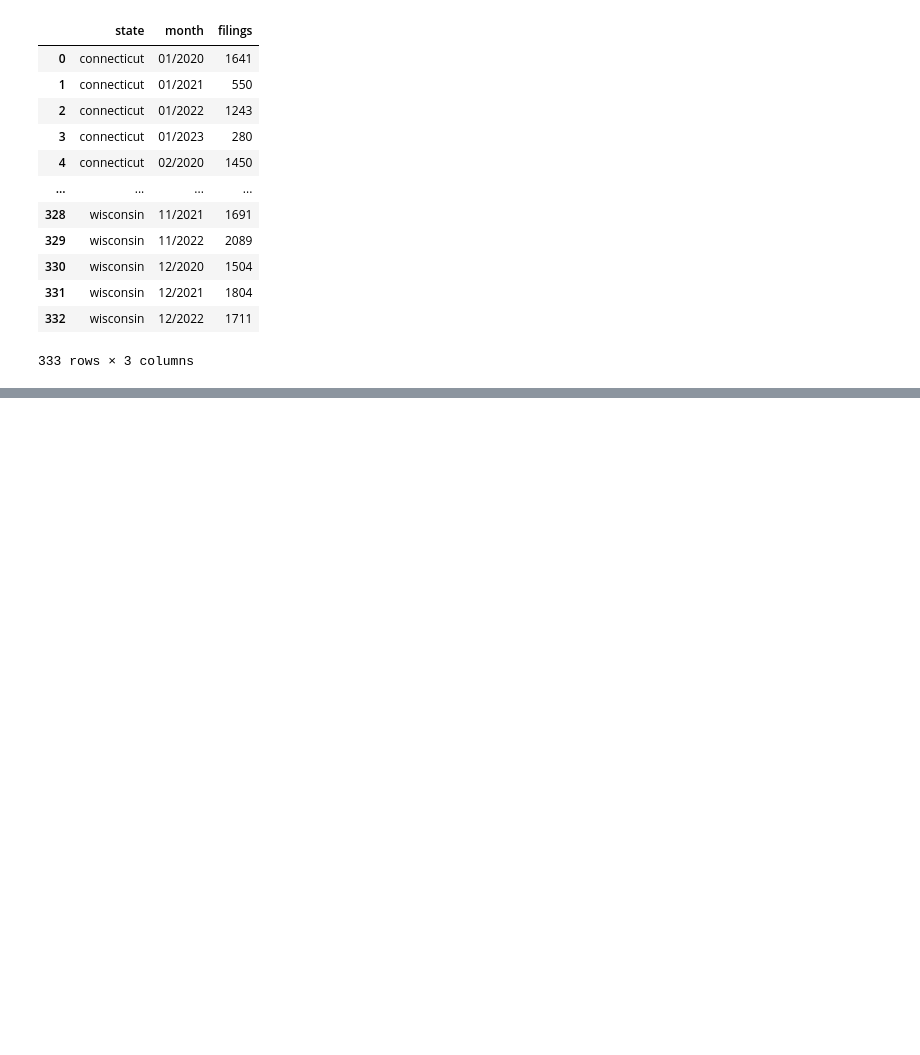
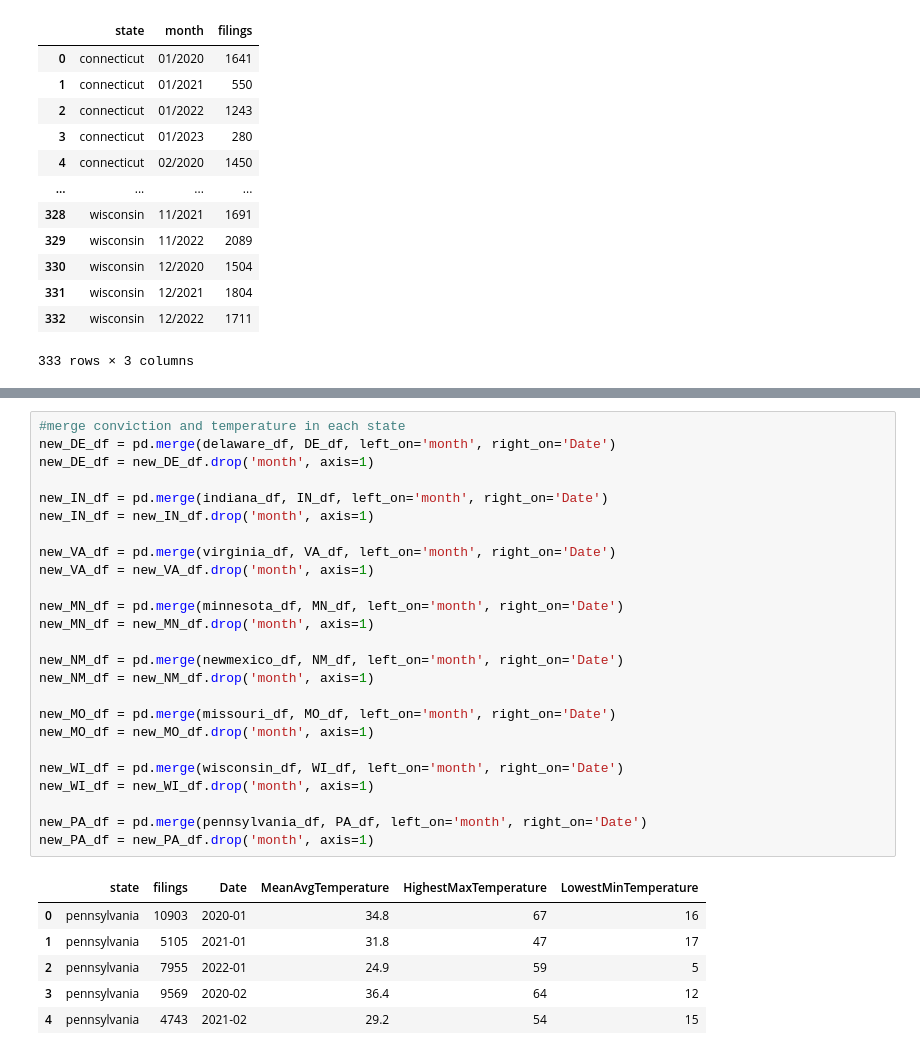
Before and after one commit to leon332157/348FinalProj, a Jupyter notebook: phuong.ipynb, the cells around one changed output, grey strips where cells are left out. Saved outputs shown, nothing was run; the diff lists cells and outputs as text; blank space fills up the shorter version.

```diff
--- a/phuong.ipynb
+++ b/phuong.ipynb
@@ -324,0 +322,32 @@ P-value: [0.79355434 0.75231487 0.6616805  0.75231487 0.83127249]
+# %%
+#merge conviction and temperature in each state
+new_DE_df = pd.merge(delaware_df, DE_df, left_on='month', right_on='Date')
+new_DE_df = new_DE_df.drop('month', axis=1)
+
+new_IN_df = pd.merge(indiana_df, IN_df, left_on='month', right_on='Date')
+new_IN_df = new_IN_df.drop('month', axis=1)
+
+new_VA_df = pd.merge(virginia_df, VA_df, left_on='month', right_on='Date')
+new_VA_df = new_VA_df.drop('month', axis=1)
+
+new_MN_df = pd.merge(minnesota_df, MN_df, left_on='month', right_on='Date')
+new_MN_df = new_MN_df.drop('month', axis=1)
+
+new_NM_df = pd.merge(newmexico_df, NM_df, left_on='month', right_on='Date')
+new_NM_df = new_NM_df.drop('month', axis=1)
+
+new_MO_df = pd.merge(missouri_df, MO_df, left_on='month', right_on='Date')
+new_MO_df = new_MO_df.drop('month', axis=1)
+
+new_WI_df = pd.merge(wisconsin_df, WI_df, left_on='month', right_on='Date')
+new_WI_df = new_WI_df.drop('month', axis=1)
+
+new_PA_df = pd.merge(pennsylvania_df, PA_df, left_on='month', right_on='Date')
+new_PA_df = new_PA_df.drop('month', axis=1)
+# %% [output]
+|  | state | filings | Date | MeanAvgTemperature | HighestMaxTemperature | LowestMinTemperature |
+| 0 | pennsylvania | 10903 | 2020-01 | 34.8 | 67 | 16 |
+| 1 | pennsylvania | 5105 | 2021-01 | 31.8 | 47 | 17 |
+| 2 | pennsylvania | 7955 | 2022-01 | 24.9 | 59 | 5 |
+| 3 | pennsylvania | 9569 | 2020-02 | 36.4 | 64 | 12 |
+| 4 | pennsylvania | 4743 | 2021-02 | 29.2 | 54 | 15 |
```
Also changed, not shown: parts of 15 cells of this notebook.
